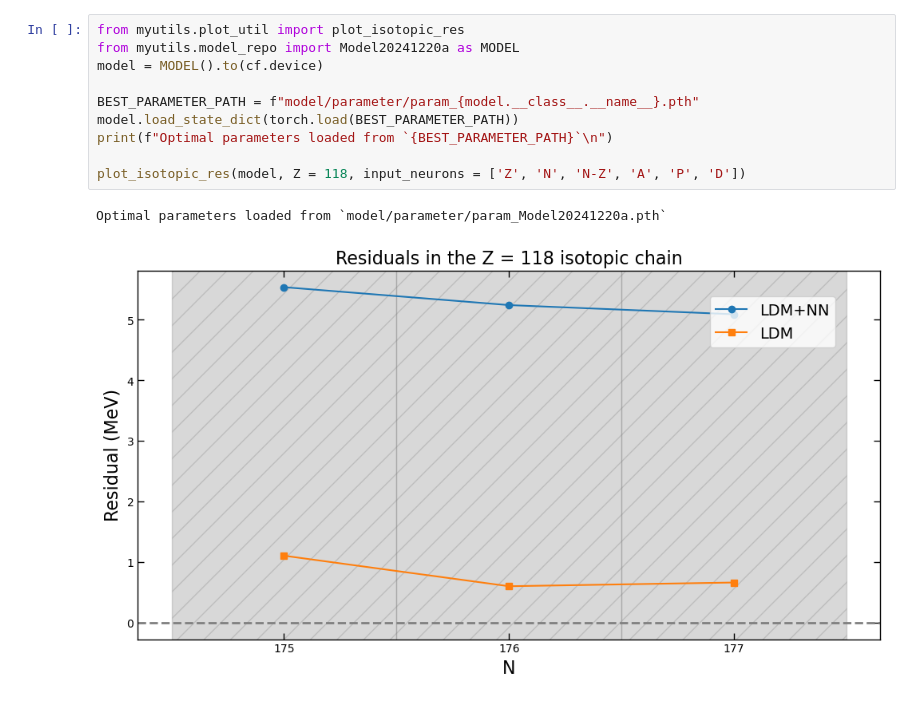
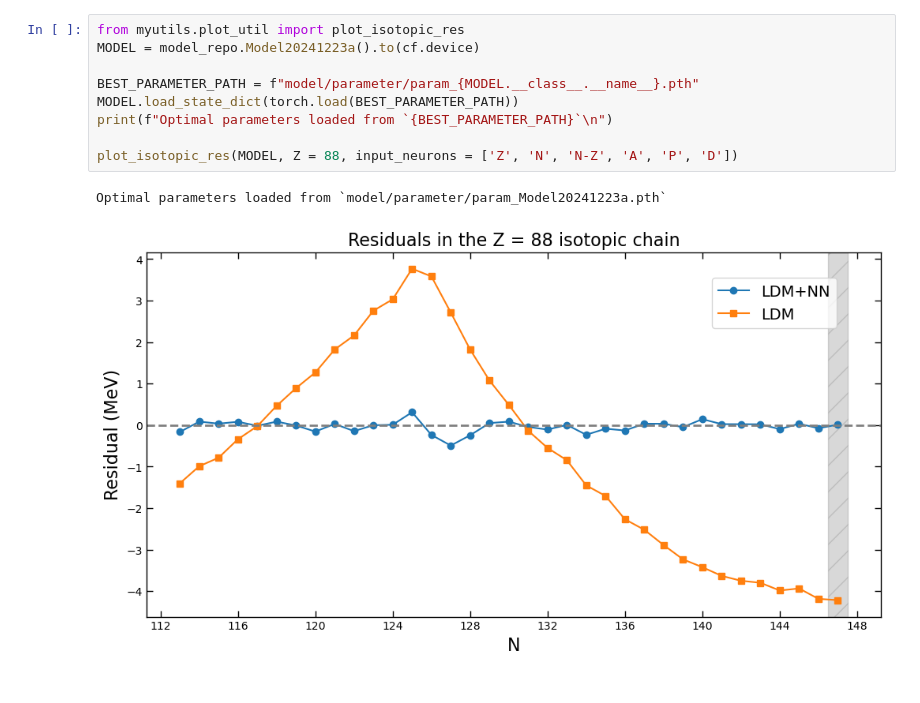
Before and after one commit to pewenz/CBNNforNucMass, a Jupyter notebook: analysis.ipynb, the cells around one changed output. Drawn from its saved outputs; the diff is of its cells as text.

```diff
--- a/analysis.ipynb
+++ b/analysis.ipynb
@@ -13,15 +13,14 @@ plot_residual_heatmap(model,
 [figure]
 # %%
 from myutils.plot_util import plot_isotopic_res
-from myutils.model_repo import Model20241220a as MODEL
-model = MODEL().to(cf.device)
+MODEL = model_repo.Model20241223a().to(cf.device)
 
-BEST_PARAMETER_PATH = f"model/parameter/param_{model.__class__.__name__}.pth"
-model.load_state_dict(torch.load(BEST_PARAMETER_PATH))
+BEST_PARAMETER_PATH = f"model/parameter/param_{MODEL.__class__.__name__}.pth"
+MODEL.load_state_dict(torch.load(BEST_PARAMETER_PATH))
 print(f"Optimal parameters loaded from `{BEST_PARAMETER_PATH}`\n")
 
-plot_isotopic_res(model, Z = 118, input_neurons = ['Z', 'N', 'N-Z', 'A', 'P', 'D'])
+plot_isotopic_res(MODEL, Z = 88, input_neurons = ['Z', 'N', 'N-Z', 'A', 'P', 'D'])
 # %% [output]
-Optimal parameters loaded from `model/parameter/param_Model20241220a.pth`
+Optimal parameters loaded from `model/parameter/param_Model20241223a.pth`
-[figure, old version]
+[figure, new version]
 # %%
```
Also changed, not shown: parts of 3 cells of this notebook, 6 other files.
